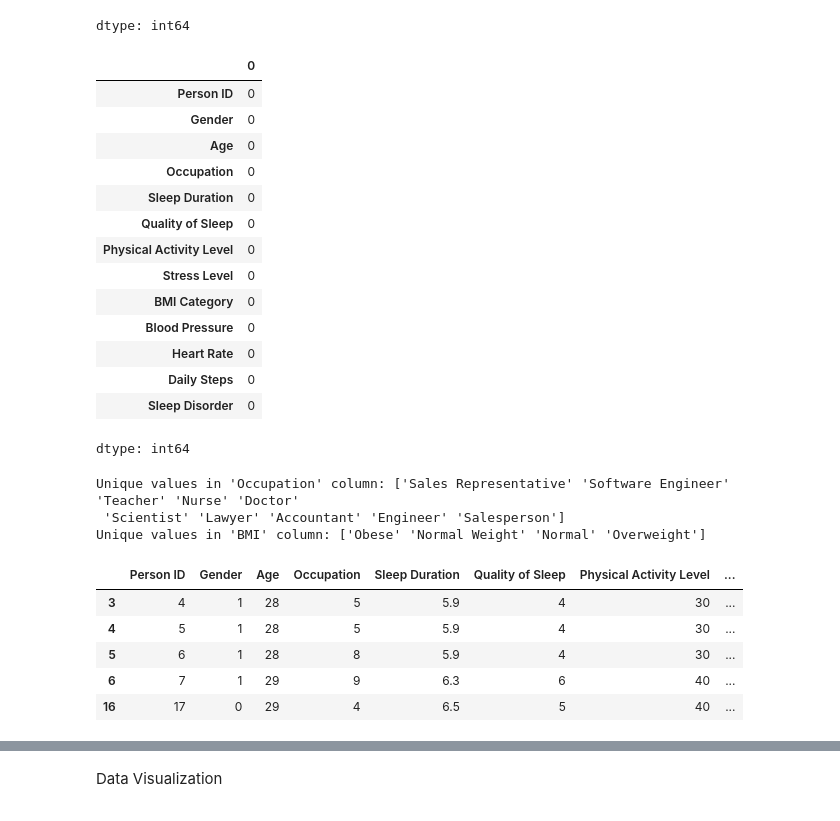
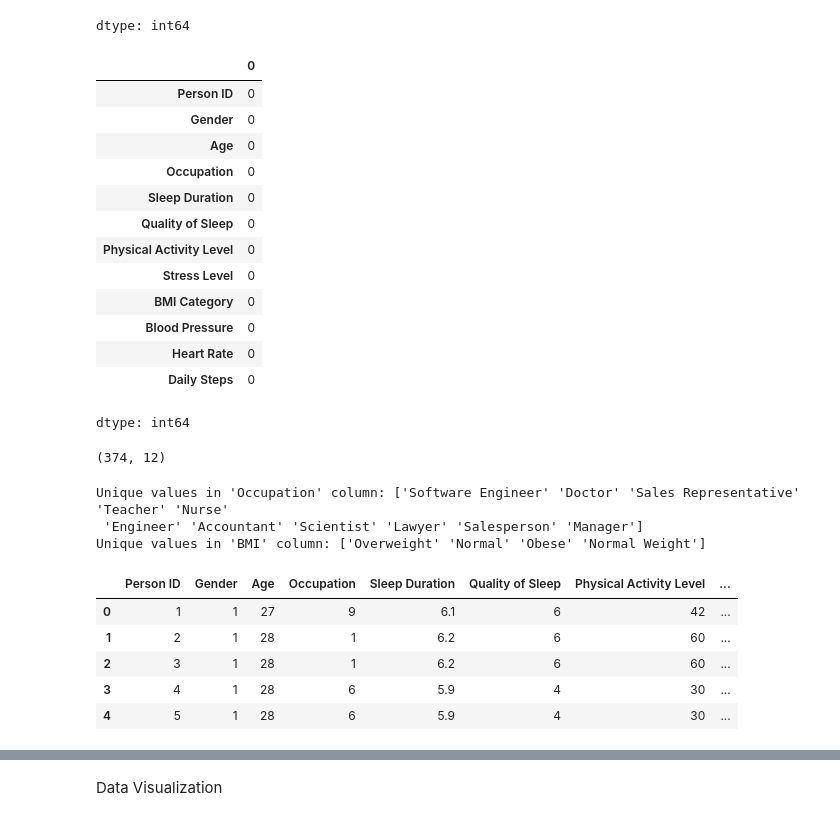
Before and after one commit to surjith1610/MentalHealthCounsellor, a Jupyter notebook: notebooks/stress_level_prediction.ipynb, the cells around one changed output, grey strips where cells are left out. Cells and saved outputs as stored; diff of their text form; code cells hidden in the pictures.

```diff
--- a/notebooks/stress_level_prediction.ipynb
+++ b/notebooks/stress_level_prediction.ipynb
@@ -82,7 +82,7 @@ st.isnull().sum()
 dtype: int64
 # %%
 # Since a Major part of the data in the sleep Disorder Column is Null, we can drop the dataset
-st.dropna(inplace=True)
+st.drop('Sleep Disorder', axis=1, inplace=True)
 # %%
 st.isnull().sum()
 # %% [output]
@@ -99,8 +99,11 @@ st.isnull().sum()
 | Blood Pressure | 0 |
 | Heart Rate | 0 |
 | Daily Steps | 0 |
-| Sleep Disorder | 0 |
 dtype: int64
+# %%
+st.shape
+# %% [output]
+(374, 12)
 # %%
 # Checking the unique values for non-numerical features
 occupation_unique_values = st['Occupation'].unique()
@@ -109,26 +112,26 @@ print("Unique values in 'Occupation' column:", occupation_unique_values)
 bmi_unique_values = st['BMI Category'].unique()
 print("Unique values in 'BMI' column:", bmi_unique_values)
 # %% [output]
-Unique values in 'Occupation' column: ['Sales Representative' 'Software Engineer' 'Teacher' 'Nurse' 'Doctor'
- 'Scientist' 'Lawyer' 'Accountant' 'Engineer' 'Salesperson']
-Unique values in 'BMI' column: ['Obese' 'Normal Weight' 'Normal' 'Overweight']
+Unique values in 'Occupation' column: ['Software Engineer' 'Doctor' 'Sales Representative' 'Teacher' 'Nurse'
+ 'Engineer' 'Accountant' 'Scientist' 'Lawyer' 'Salesperson' 'Manager']
+Unique values in 'BMI' column: ['Overweight' 'Normal' 'Obese' 'Normal Weight']
 # %%
 # Since Normal weight and Normal are same, renaming the Normal weight to Normal for consistency
 st['BMI Category'] = st['BMI Category'].replace('Normal weight', 'Normal')
 # %%
 # Since there are different categorical values, we can encode them into numerical data for Gender, Occupation, BMI Category, and Sleep Disorder Columns
 from sklearn.preprocessing import LabelEncoder, StandardScaler
 label_encoder=LabelEncoder()
 
-categorical_cols=['Gender','Occupation','BMI Category','Sleep Disorder']
+categorical_cols=['Gender','Occupation','BMI Category']
 for col in categorical_cols:
     st[col] = label_encoder.fit_transform(st[col])
 
 st.head()
 # %% [output]
 |  | Person ID | Gender | Age | Occupation | Sleep Duration | Quality of Sleep | Physical Activity Level | ... |
-| 3 | 4 | 1 | 28 | 5 | 5.9 | 4 | 30 | ... |
-| 4 | 5 | 1 | 28 | 5 | 5.9 | 4 | 30 | ... |
-| 5 | 6 | 1 | 28 | 8 | 5.9 | 4 | 30 | ... |
-| 6 | 7 | 1 | 29 | 9 | 6.3 | 6 | 40 | ... |
-| 16 | 17 | 0 | 29 | 4 | 6.5 | 5 | 40 | ... |
+| 0 | 1 | 1 | 27 | 9 | 6.1 | 6 | 42 | ... |
+| 1 | 2 | 1 | 28 | 1 | 6.2 | 6 | 60 | ... |
+| 2 | 3 | 1 | 28 | 1 | 6.2 | 6 | 60 | ... |
+| 3 | 4 | 1 | 28 | 6 | 5.9 | 4 | 30 | ... |
+| 4 | 5 | 1 | 28 | 6 | 5.9 | 4 | 30 | ... |
```
Also changed, not shown: parts of 35 cells of this notebook, 5 other files.
